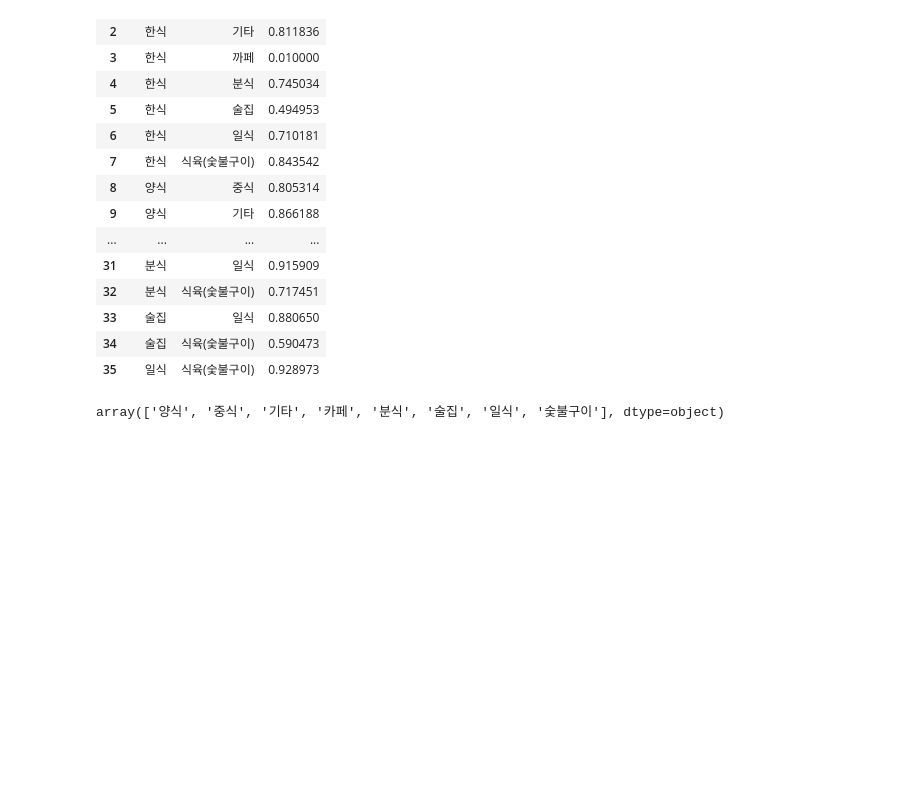
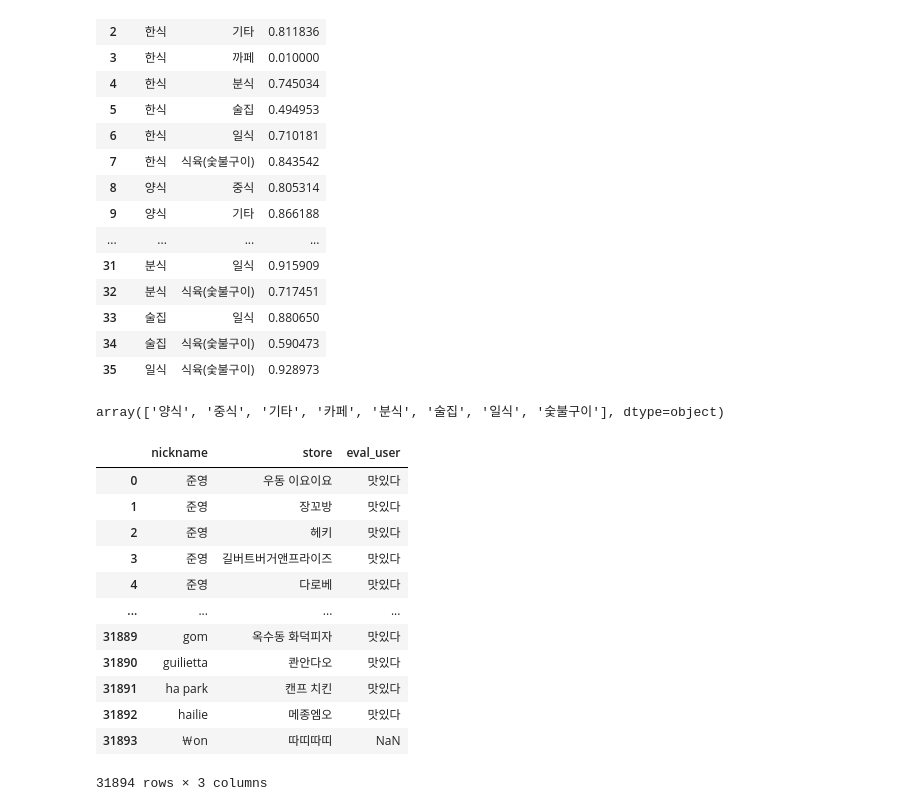
Before and after one commit to zzupzzup/Back, a Jupyter notebook: afsaf.ipynb, the cells around one changed output. Drawn from its saved outputs; the diff is of its cells as text; code cells hidden in the pictures; blank space fills up the shorter version.

```diff
--- a/afsaf.ipynb
+++ b/afsaf.ipynb
@@ -600,3 +600,22 @@ test12['node2'].unique()
 array(['양식', '중식', '기타', '카페', '분식', '술집', '일식', '숯불구이'], dtype=object)
 # %%
 test12.to_csv('/Users/hwangjaesung/Downloads/weighted_graph.csv', index = True)
+# %%
+import pandas as pd
+
+test13 = pd.read_csv('/Users/hwangjaesung/Downloads/mango_user_04261723.csv', index_col=0)
+test13
+# %% [output]
+|  | nickname | store | eval_user |
+| 0 | 준영 | 우동 이요이요 | 맛있다 |
+| 1 | 준영 | 장꼬방 | 맛있다 |
+| 2 | 준영 | 헤키 | 맛있다 |
+| 3 | 준영 | 길버트버거앤프라이즈 | 맛있다 |
+| 4 | 준영 | 다로베 | 맛있다 |
+| ... | ... | ... | ... |
+| 31889 | gom | 옥수동 화덕피자 | 맛있다 |
+| 31890 | guilietta | 콴안다오 | 맛있다 |
+| 31891 | ha park | 캔프 치킨 | 맛있다 |
+| 31892 | hailie | 메종엠오 | 맛있다 |
+| 31893 | ￦on | 따띠따띠 | NaN |
+31894 rows × 3 columns
```
Also changed, not shown: parts of 3 cells of this notebook, 6 other files.
